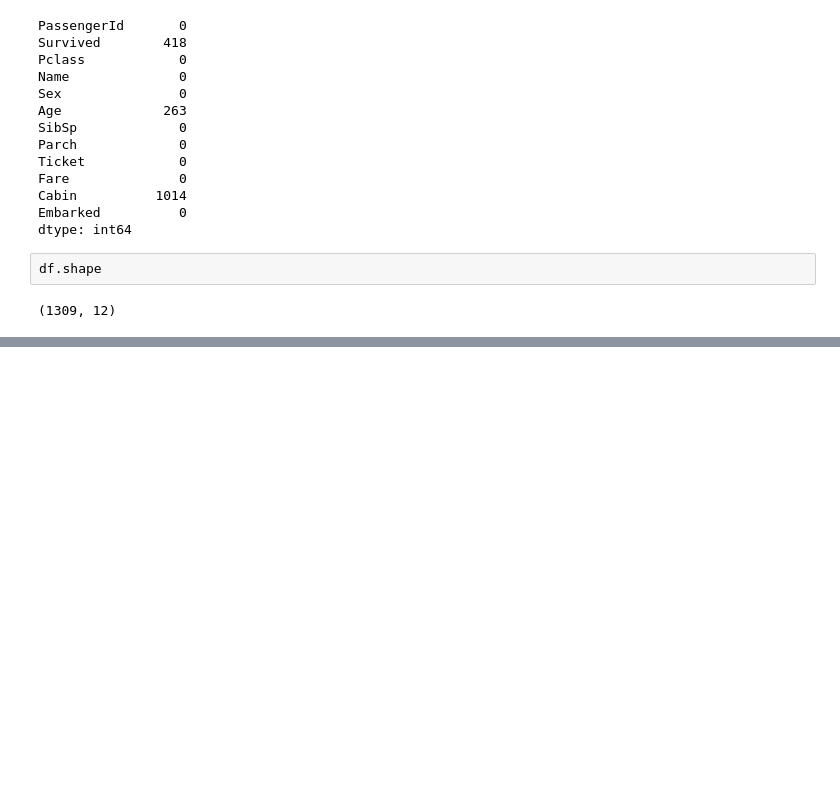
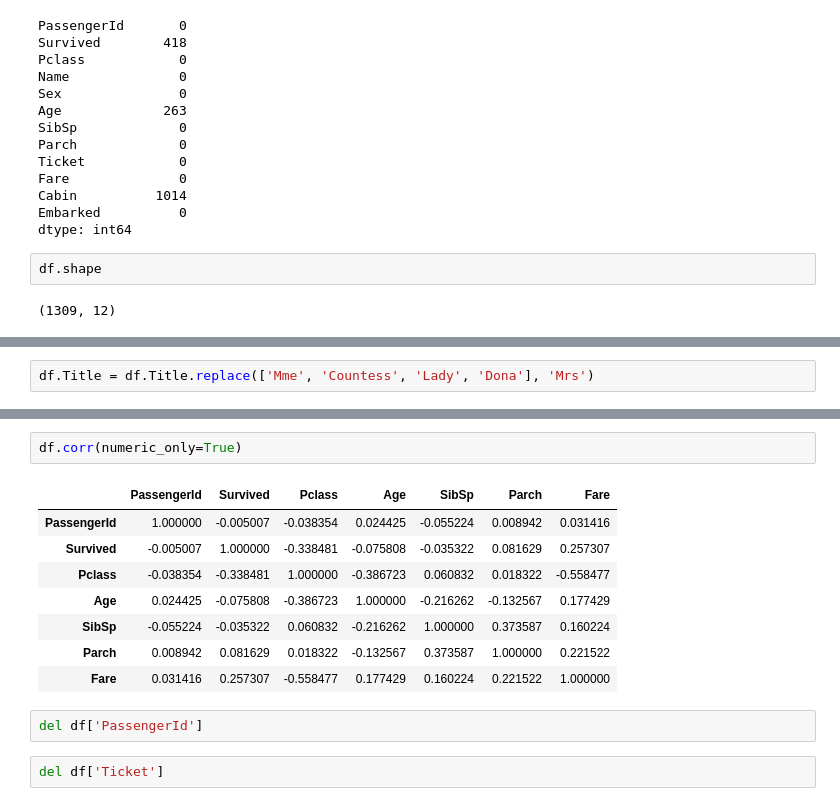
Before and after one commit to zafermesut/ai-crash-course, a Jupyter notebook: Day 5/Titanic Project.ipynb, the cells around one changed output, grey strips where cells are left out. Cells and saved outputs as stored; diff of their text form; blank space fills up the shorter version.

```diff
--- a/Day 5/Titanic Project.ipynb
+++ b/Day 5/Titanic Project.ipynb
@@ -146,0 +237,2 @@ df.shape
+# %%
+df.Title = df.Title.replace(['Mme', 'Countess', 'Lady', 'Dona'], 'Mrs')
@@ -146,0 +283,15 @@ df.shape
+# %%
+df.corr(numeric_only=True)
+# %% [output]
+|  | PassengerId | Survived | Pclass | Age | SibSp | Parch | Fare |
+| PassengerId | 1.000000 | -0.005007 | -0.038354 | 0.024425 | -0.055224 | 0.008942 | 0.031416 |
+| Survived | -0.005007 | 1.000000 | -0.338481 | -0.075808 | -0.035322 | 0.081629 | 0.257307 |
+| Pclass | -0.038354 | -0.338481 | 1.000000 | -0.386723 | 0.060832 | 0.018322 | -0.558477 |
+| Age | 0.024425 | -0.075808 | -0.386723 | 1.000000 | -0.216262 | -0.132567 | 0.177429 |
+| SibSp | -0.055224 | -0.035322 | 0.060832 | -0.216262 | 1.000000 | 0.373587 | 0.160224 |
+| Parch | 0.008942 | 0.081629 | 0.018322 | -0.132567 | 0.373587 | 1.000000 | 0.221522 |
+| Fare | 0.031416 | 0.257307 | -0.558477 | 0.177429 | 0.160224 | 0.221522 | 1.000000 |
+# %%
+del df['PassengerId']
+# %%
+del df['Ticket']
```
Also changed, not shown: parts of 23 cells of this notebook.
